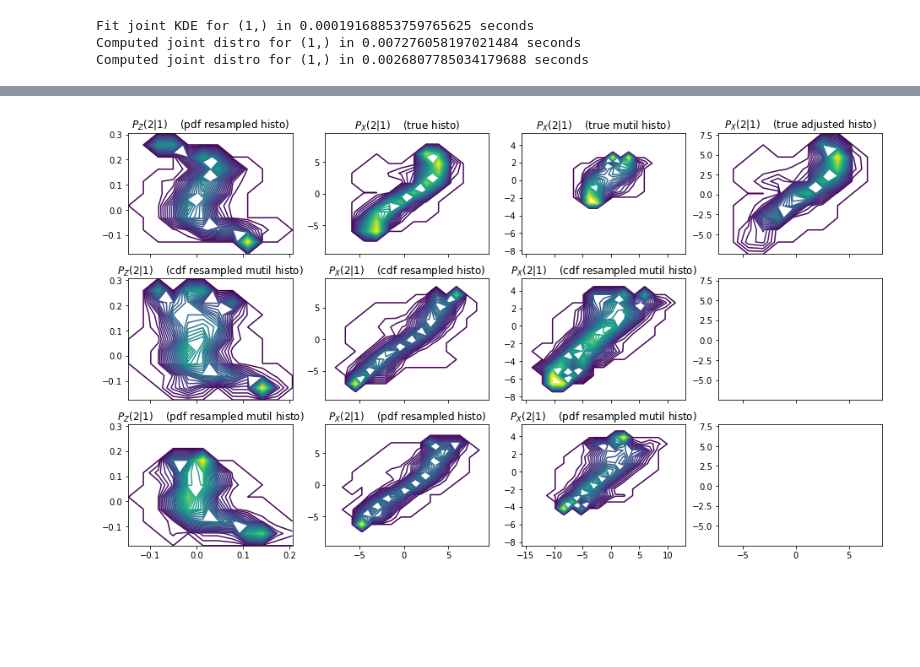
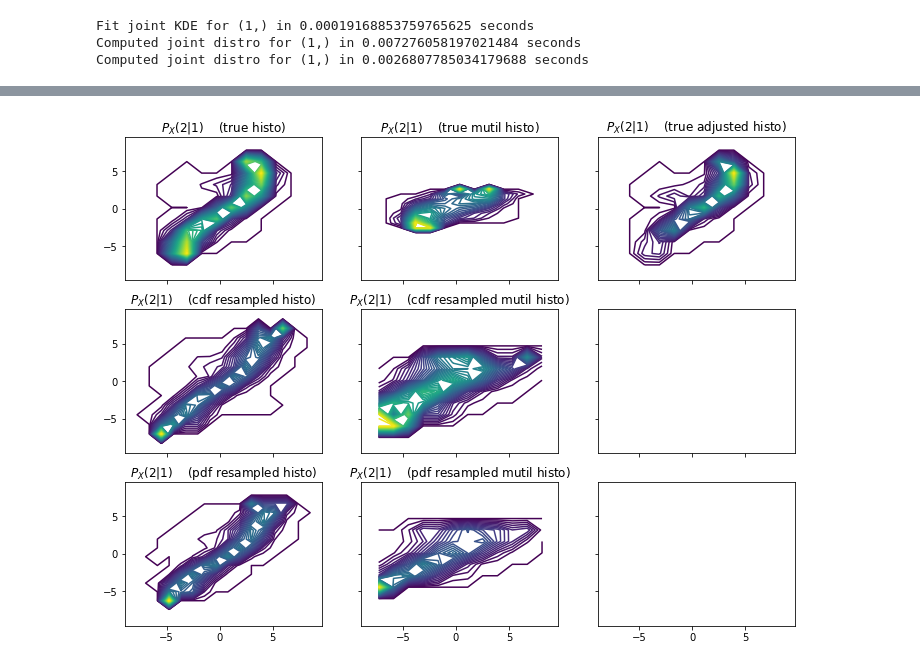
Before and after one commit to q1park/spacetime, a Jupyter notebook: experiments_2.ipynb, the cells around one changed output, grey strips where cells are left out. Saved outputs shown, nothing was run; the diff lists cells and outputs as text; code cells hidden in the pictures; blank space fills up the shorter version.

```diff
--- a/experiments_2.ipynb
+++ b/experiments_2.ipynb
@@ -322,8 +322,8 @@ _, preds_resampled_mutil_cdf = decoder(g_learned_mutil.torch_data(Z_resampled_mu
                                        g_learned_mutil.torch_graph(), Wa_train)
 _, preds_resampled_mutil_pdf = decoder(g_learned_mutil.torch_data(Z_resampled_mutil_pdf.data()),
                                        g_learned_mutil.torch_graph(), Wa_train)
-X_resampled_mutil_cdf = NodeData(preds_resampled_mutil_cdf.detach().numpy(), bins=15)
-X_resampled_mutil_pdf = NodeData(preds_resampled_mutil_pdf.detach().numpy(), bins=15)
+X_resampled_mutil_cdf = NodeData(preds_resampled_mutil_cdf.detach().numpy(), bins=X_learned.edges())
+X_resampled_mutil_pdf = NodeData(preds_resampled_mutil_pdf.detach().numpy(), bins=X_learned.edges())
 pX_resampled_mutil_cdf = GraphSampler(g_learned_mutil, X_resampled_mutil_cdf)
 pX_resampled_mutil_pdf = GraphSampler(g_learned_mutil, X_resampled_mutil_pdf)
 # %%
@@ -352,35 +364,27 @@ def Pi_UNj_DOk(i, j, k, histogram):
 # %%
-fig, axs = plt.subplots(3, 4, sharex='col', sharey='col', figsize = (16,9))
+fig, axs = plt.subplots(3, 3, sharex=True, sharey=True, figsize = (12,9))
+axs[0][0].set_title(r'$P_X(%s|%s)$    (true histo)'%(observe,mutilate))
+axs[0][0].contour(*pX_train.get_contour_conditional(observe,mutilate), levels=50)
+axs[1][0].set_title(r'$P_X(%s|%s)$    (cdf resampled histo)'%(observe,mutilate))
+axs[1][0].contour(*pX_resampled_cdf.get_contour_conditional(observe,mutilate), levels=50)
+axs[2][0].set_title(r'$P_X(%s|%s)$    (pdf resampled histo)'%(observe,mutilate))
+axs[2][0].contour(*pX_resampled_pdf.get_contour_conditional(observe,mutilate), levels=50)
 
-axs[0][0].set_title(r'$P_Z(%s|%s)$    (pdf resampled histo)'%(observe,mutilate))
-axs[0][0].contour(*pZ_resampled_pdf.get_contour_conditional(observe,mutilate), levels=50)
-axs[1][0].set_title(r'$P_Z(%s|%s)$    (cdf resampled mutil histo)'%(observe,mutilate))
-axs[1][0].contour(*pZ_resampled_mutil_cdf.get_contour_conditional(observe,mutilate), levels=50)
-axs[2][0].set_title(r'$P_Z(%s|%s)$    (pdf resampled mutil histo)'%(observe,mutilate))
-axs[2][0].contour(*pZ_resampled_mutil_pdf.get_contour_conditional(observe,mutilate), levels=50)
-
-axs[0][1].set_title(r'$P_X(%s|%s)$    (true histo)'%(observe,mutilate))
-axs[0][1].contour(*pX_train.get_contour_conditional(observe,mutilate), levels=50)
-axs[1][1].set_title(r'$P_X(%s|%s)$    (cdf resampled histo)'%(observe,mutilate))
-axs[1][1].contour(*pX_resampled_cdf.get_contour_conditional(observe,mutilate), levels=50)
-axs[2][1].set_title(r'$P_X(%s|%s)$    (pdf resampled histo)'%(observe,mutilate))
-axs[2][1].contour(*pX_resampled_pdf.get_contour_conditional(observe,mutilate), levels=50)
-
-axs[0][2].set_title(r'$P_X(%s|%s)$    (true mutil histo)'%(observe,mutilate))
-axs[0][2].contour(*pX_mutil.get_contour_conditional(observe,mutilate), levels=50)
-axs[1][2].set_title(r'$P_X(%s|%s)$    (cdf resampled mutil histo)'%(observe,mutilate))
-axs[1][2].contour(*pX_resampled_mutil_cdf.get_contour_conditional(observe,mutilate), levels=50)
-axs[2][2].set_title(r'$P_X(%s|%s)$    (pdf resampled mutil histo)'%(observe,mutilate))
-axs[2][2].contour(*pX_resampled_mutil_pdf.get_contour_conditional(observe,mutilate), levels=50)
+axs[0][1].set_title(r'$P_X(%s|%s)$    (true mutil histo)'%(observe,mutilate))
+axs[0][1].contour(*pX_mutil.get_contour_conditional(observe,mutilate), levels=50)
+axs[1][1].set_title(r'$P_X(%s|%s)$    (cdf resampled mutil histo)'%(observe,mutilate))
+axs[1][1].contour(*pX_resampled_mutil_cdf.get_contour_conditional(observe,mutilate), levels=50)
+axs[2][1].set_title(r'$P_X(%s|%s)$    (pdf resampled mutil histo)'%(observe,mutilate))
+axs[2][1].contour(*pX_resampled_mutil_pdf.get_contour_conditional(observe,mutilate), levels=50)
 
 
 
-axs[0][3].set_title(r'$P_X(%s|%s)$    (true adjusted histo)'%(observe,mutilate))
-axs[0][3].contour(*np.meshgrid(*pX_train.node_data.axes(observe,mutilate)),
+axs[0][2].set_title(r'$P_X(%s|%s)$    (true adjusted histo)'%(observe,mutilate))
+axs[0][2].contour(*np.meshgrid(*pX_train.node_data.axes(observe,mutilate)),
                   Pi_UNj_DOk(observe,latent,mutilate, pX_train.histogram).T, levels=50)
 pass;
 # %% [output]
-[figure, old version]
+[figure, new version]
 # %%
 # shd_trials
 
```
Also changed, not shown: parts of 2 cells of this notebook, 1 other file.
